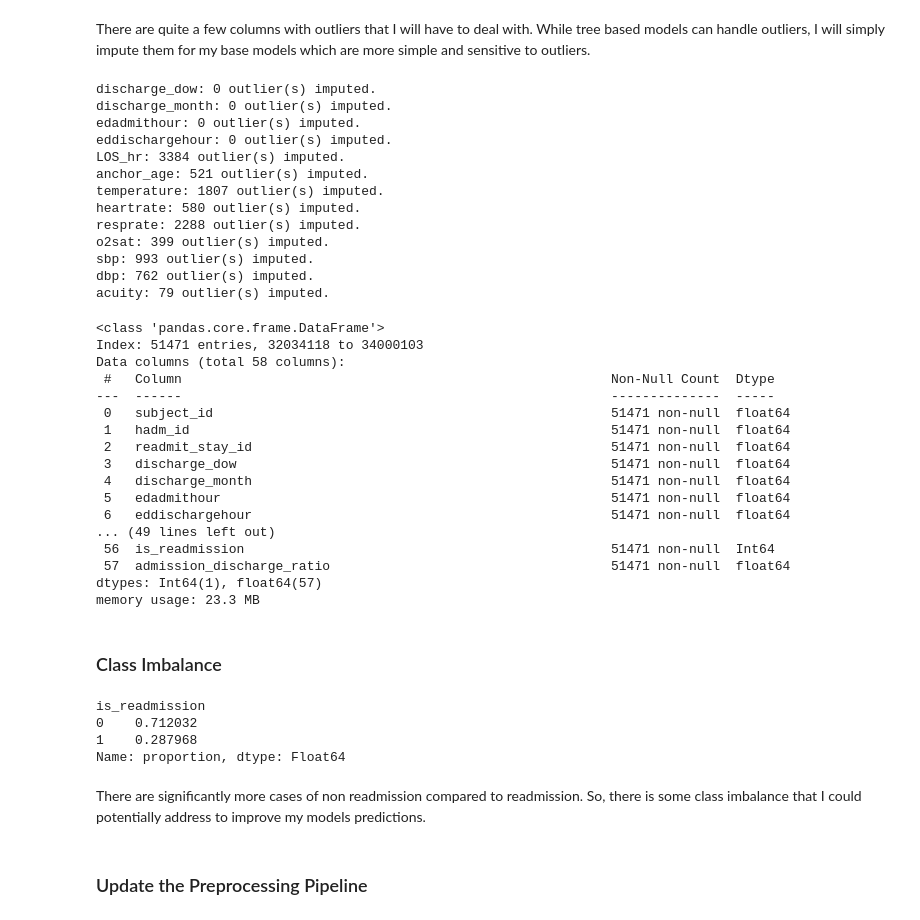
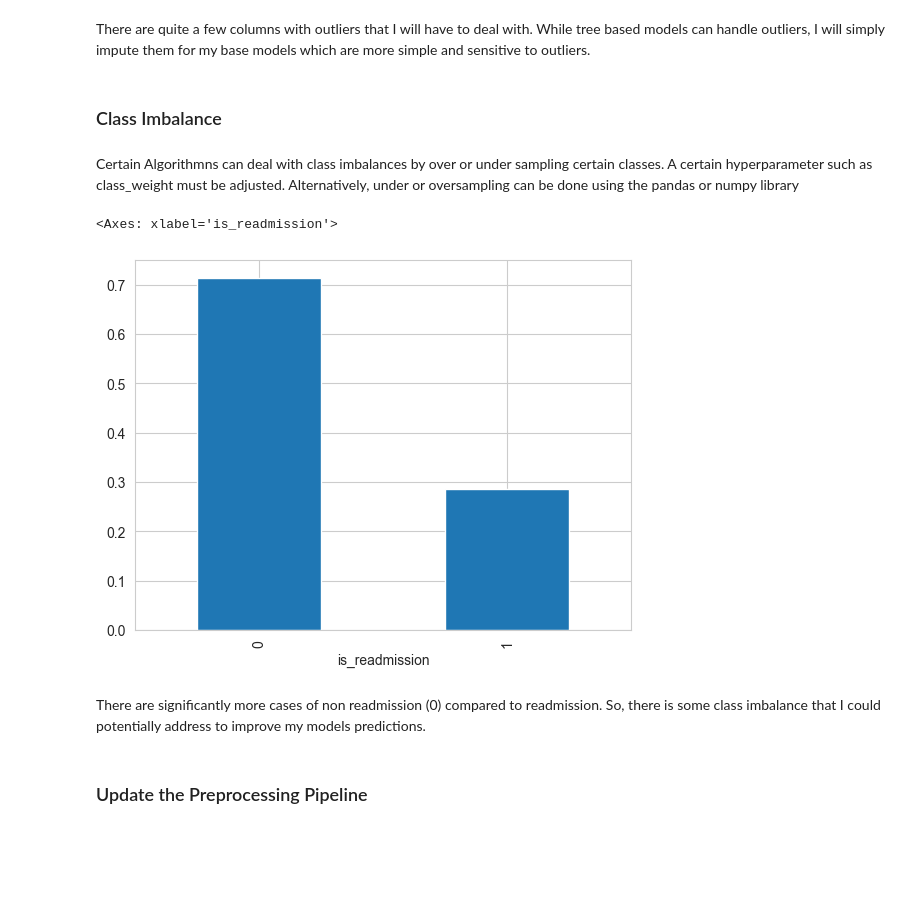
Before and after one commit to leetheoiv/Readmission-Risk-Prediction, a Jupyter notebook: Substance_Abuse_ML_Model.ipynb, the cells around one changed output. Drawn from its saved outputs; the diff is of its cells as text; code cells hidden in the pictures; blank space fills up the shorter version.

Commit message:
Built Base ML Model

```diff
--- a/Substance_Abuse_ML_Model.ipynb
+++ b/Substance_Abuse_ML_Model.ipynb
@@ -691,6 +692,3 @@ So there are some obvious variables that are correlated with one another that I
-# %%
-train_df_cleaned['admission_discharge_ratio'] = np.divide(train_df_cleaned['total_admissions'] , train_df_cleaned['total_discharges'] + 1e-5)
-train_df_cleaned.drop(['total_admissions','total_discharges'],axis=1,inplace=True)
 # %% [markdown]
 ### Handling Outliers
 # %%
@@ -767,51 +759,15 @@ def impute_outliers(df):
-# %%
-train_df_cleaned_outliers_removed = impute_outliers(train_df_cleaned)
-# %% [output]
-discharge_dow: 0 outlier(s) imputed.
-discharge_month: 0 outlier(s) imputed.
-edadmithour: 0 outlier(s) imputed.
-eddischargehour: 0 outlier(s) imputed.
-LOS_hr: 3384 outlier(s) imputed.
-anchor_age: 521 outlier(s) imputed.
-temperature: 1807 outlier(s) imputed.
-heartrate: 580 outlier(s) imputed.
-resprate: 2288 outlier(s) imputed.
-o2sat: 399 outlier(s) imputed.
-sbp: 993 outlier(s) imputed.
-dbp: 762 outlier(s) imputed.
-acuity: 79 outlier(s) imputed.
-# %%
-train_df_cleaned_outliers_removed.info()
-# %% [output]
-<class 'pandas.core.frame.DataFrame'>
-Index: 51471 entries, 32034118 to 34000103
-Data columns (total 58 columns):
- #   Column                                                       Non-Null Count  Dtype
----  ------                                                       --------------  -----
- 0   subject_id                                                   51471 non-null  float64
- 1   hadm_id                                                      51471 non-null  float64
- 2   readmit_stay_id                                              51471 non-null  float64
- 3   discharge_dow                                                51471 non-null  float64
- 4   discharge_month                                              51471 non-null  float64
- 5   edadmithour                                                  51471 non-null  float64
- 6   eddischargehour                                              51471 non-null  float64
-... (49 lines left out)
- 56  is_readmission                                               51471 non-null  Int64
- 57  admission_discharge_ratio                                    51471 non-null  float64
-dtypes: Int64(1), float64(57)
-memory usage: 23.3 MB
 # %% [markdown]
 ### Class Imbalance
+# %% [markdown]
+Certain Algorithmns can deal with class imbalances by over or under sampling certain classes. A certain hyperparameter such as class_weight must be adjusted. Alternatively, under or oversampling can be done using the pandas or numpy library
 # %%
 # Check for class imbalance
-train_df_cleaned_outliers_removed['is_readmission'].value_counts(normalize=True)
+train_df_cleaned['is_readmission'].value_counts(normalize=True).plot(kind='bar')
 # %% [output]
-is_readmission
-0    0.712032
-1    0.287968
-Name: proportion, dtype: Float64
+<Axes: xlabel='is_readmission'>
+[figure, added]
 # %% [markdown]
-There are significantly more cases of non readmission compared to readmission. So, there is some class imbalance that I could potentially address to improve my models predictions.
+There are significantly more cases of non readmission (0) compared to readmission. So, there is some class imbalance that I could potentially address to improve my models predictions.
 # %% [markdown]
 ### Update the Preprocessing Pipeline
 # %%
```
Also changed, not shown: parts of 33 cells of this notebook.
